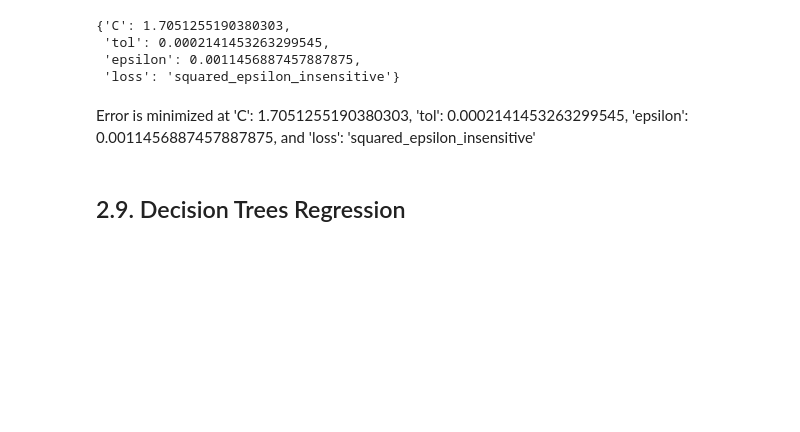
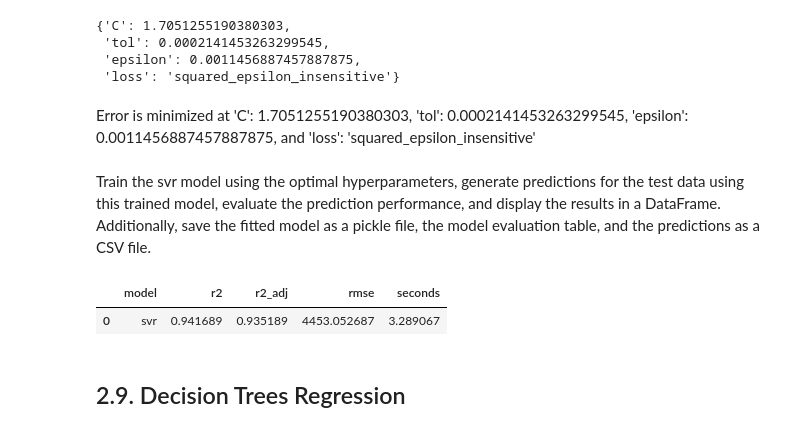
Before and after one commit to JAlbertOfficial/autoscout24-car-price-prediction, a Jupyter notebook: notebooks/3.0-ja-model-train-hyperparameter-tuning.ipynb, the cells around one changed output. Saved outputs shown, nothing was run; the diff lists cells and outputs as text; code cells hidden in the pictures; blank space fills up the shorter version.

Commit message:
feat: train svr model  with optimal hyperparameter, generate test predictions, evaluate performance, and save results as pkl and csv files

```diff
--- a/notebooks/3.0-ja-model-train-hyperparameter-tuning.ipynb
+++ b/notebooks/3.0-ja-model-train-hyperparameter-tuning.ipynb
@@ -890,3 +890,35 @@ Error is minimized at 'C': 1.7051255190380303,
  'tol': 0.0002141453263299545,
  'epsilon': 0.0011456887457887875, and
  'loss': 'squared_epsilon_insensitive'
+# %% [markdown]
+Train the svr model using the optimal hyperparameters, generate predictions for the test data using this trained model, evaluate the prediction performance, and display the results in a DataFrame. Additionally, save the fitted model as a pickle file, the model evaluation table, and the predictions as a CSV file.
+# %%
+svr_model = LinearSVR(C=svr_fine_best_params['C'],
+                      tol=svr_fine_best_params['tol'],
+                      epsilon=svr_fine_best_params['epsilon'],
+                      loss=svr_fine_best_params['loss']
+                )
+svr_start = datetime.now()
+svr_model.fit(X_train, y_train)
+svr_pred = svr_model.predict(X_test)
+svr_stop = datetime.now()
+svr_delta = svr_stop - svr_start
+# %%
+svr_pred_inverse = np.expm1(svr_pred)
+
+svr_r2 = r2_score(y_test, svr_pred_inverse)
+svr_r2_adj = 1 - (1 - svr_r2) * ((len(X_test) - 1) / (len(X_test) - len(X_test.columns) - 1))
+svr_rmse = np.sqrt(mean_squared_error(y_test, svr_pred_inverse))
+svr_seconds = svr_delta.seconds + svr_delta.microseconds/1E6
+
+svr_evaluation = pd.DataFrame({
+    'model': ['svr'],
+    'r2': [svr_r2],
+    'r2_adj': [svr_r2_adj],
+    'rmse': [svr_rmse],
+    'seconds': [svr_seconds]
+})
+svr_evaluation
+# %% [output]
+|  | model | r2 | r2_adj | rmse | seconds |
+| 0 | svr | 0.941689 | 0.935189 | 4453.052687 | 3.289067 |
```
Also changed, not shown: parts of 1 cell of this notebook, 3 other files.
